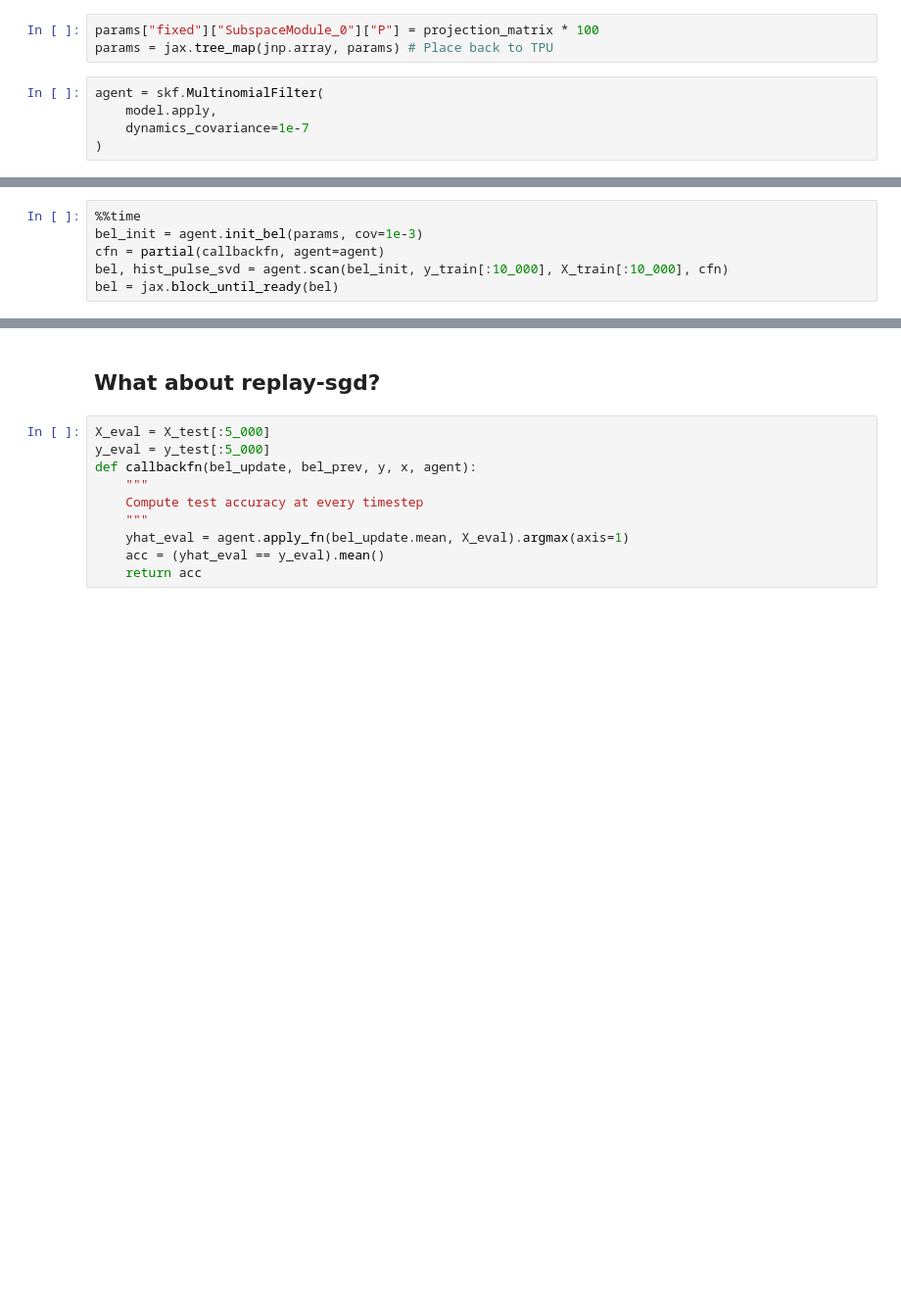
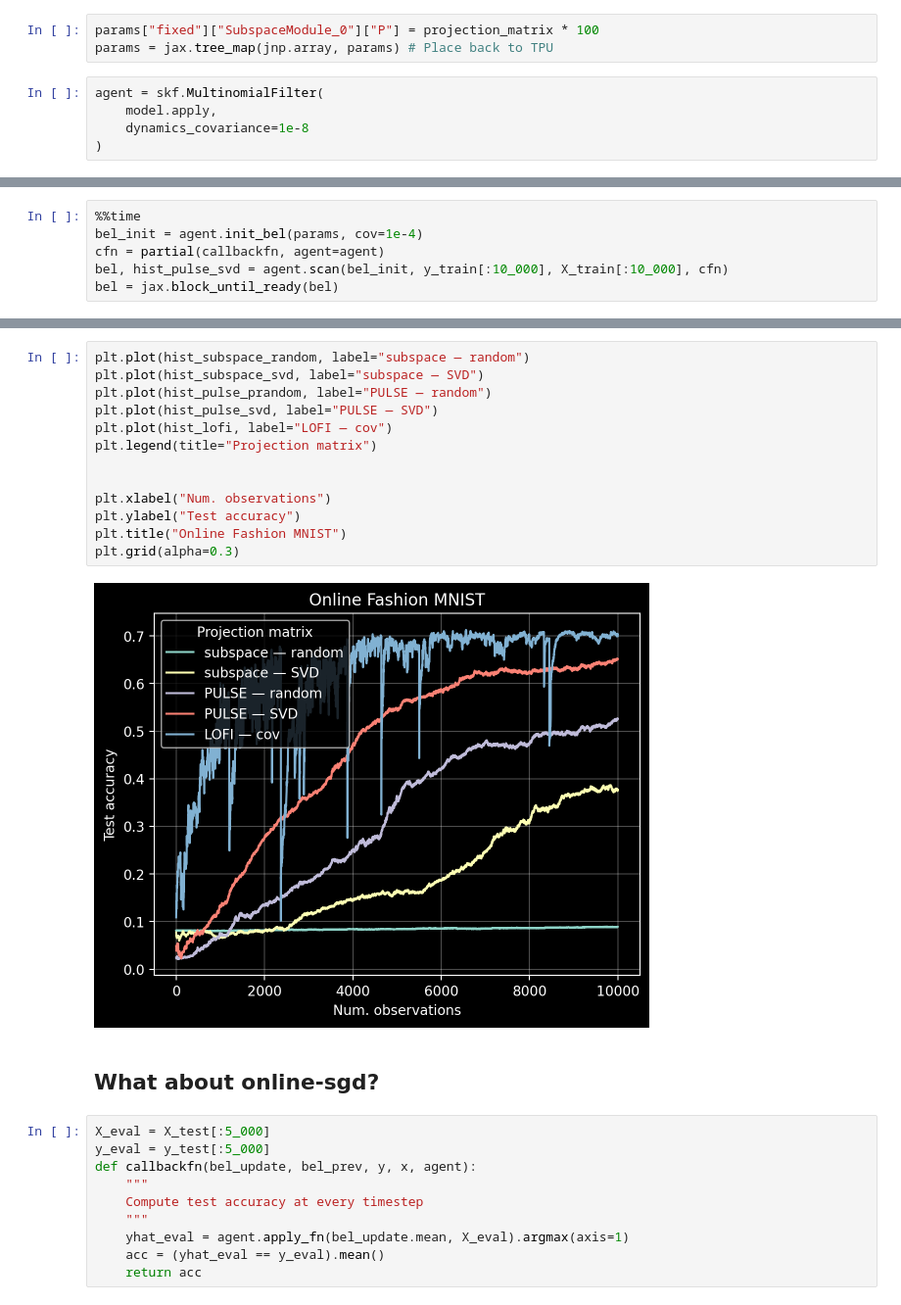
Before and after one commit to gerdm/online-bnn-talk, a Jupyter notebook: notebooks/05-subspace-bnn.ipynb, the cells around one changed output, grey strips where cells are left out. Shown at 98% size. Cells and saved outputs as stored; diff of their text form; blank space fills up the shorter version.

```diff
--- a/notebooks/05-subspace-bnn.ipynb
+++ b/notebooks/05-subspace-bnn.ipynb
@@ -637,5 +618,5 @@ params = jax.tree_map(jnp.array, params) # Place back to TPU
 # %%
 agent = skf.MultinomialFilter(
     model.apply,
-    dynamics_covariance=1e-7
+    dynamics_covariance=1e-8
 )
@@ -642,6 +626,6 @@ agent = skf.MultinomialFilter(
 # %%
 %%time
-bel_init = agent.init_bel(params, cov=1e-3)
+bel_init = agent.init_bel(params, cov=1e-4)
 cfn = partial(callbackfn, agent=agent)
 bel, hist_pulse_svd = agent.scan(bel_init, y_train[:10_000], X_train[:10_000], cfn)
 bel = jax.block_until_ready(bel)
@@ -693,5 +682,20 @@ plt.grid(alpha=0.3)
+# %%
+plt.plot(hist_subspace_random, label="subspace — random")
+plt.plot(hist_subspace_svd, label="subspace — SVD")
+plt.plot(hist_pulse_prandom, label="PULSE — random")
+plt.plot(hist_pulse_svd, label="PULSE — SVD")
+plt.plot(hist_lofi, label="LOFI — cov")
+plt.legend(title="Projection matrix")
+
+
+plt.xlabel("Num. observations")
+plt.ylabel("Test accuracy")
+plt.title("Online Fashion MNIST")
+plt.grid(alpha=0.3)
+# %% [output]
+[figure, added]
 # %% [markdown]
-## What about replay-sgd?
+## What about online-sgd?
 # %%
 X_eval = X_test[:5_000]
 y_eval = y_test[:5_000]
```
Also changed, not shown: parts of 29 cells of this notebook.
